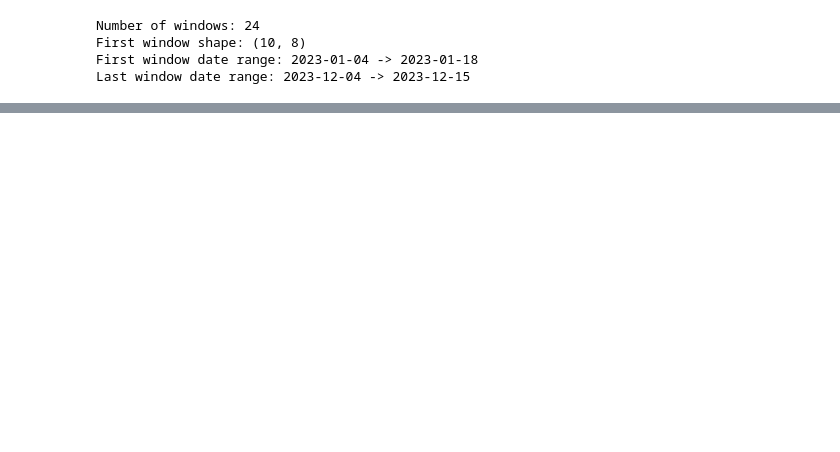
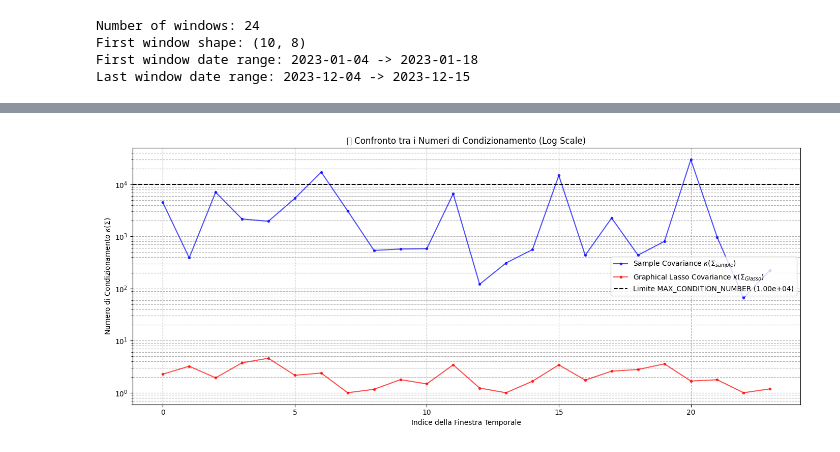
Before and after one commit to mavio9/Sparse-Graphical-Models-for-Mean-Variance-Portfolio-Optimization, a Jupyter notebook: Glasso_stability.ipynb, the cells around one changed output, grey strips where cells are left out. Saved outputs shown, nothing was run; the diff lists cells and outputs as text; code cells hidden in the pictures; blank space fills up the shorter version.

```diff
--- a/Glasso_stability.ipynb
+++ b/Glasso_stability.ipynb
@@ -116,6 +117,8 @@ Last window date range: 2023-12-04 -> 2023-12-15
 # %%
 # Cell 4: Covariance and precision estimation per window (sample and Glasso)
 # Adds a condition-number check before attempting to invert the sample covariance.
+
+MAX_CONDITION_NUMBER = 1e4  # threshold to consider a matrix "well-conditioned"
 
 
 def compute_cov_prec_for_window(window_returns, alpha):
@@ -160,24 +163,17 @@ def compute_cov_prec_for_window(window_returns, alpha):
     sample_prec = None
     is_well_conditioned = np.isfinite(cond_sample) and cond_sample < MAX_CONDITION_NUMBER
 
-    if is_well_conditioned:
-        # Reasonably conditioned → try standard inverse first
-        try:
-            sample_prec = np.linalg.inv(sample_cov)
-        except np.linalg.LinAlgError as e:
-            print(
-                "Warning: sample covariance appears well-conditioned "
-                f"(cond={cond_sample:.2e}) but inversion failed;\n"
-                f"  Details: {e}"
-            )
-            sample_prec = None
-    else:
-        # Poorly conditioned → do not attempt direct inverse, go straight to pseudo-inverse
+
+    try:
+        sample_prec = np.linalg.inv(sample_cov)
+    except np.linalg.LinAlgError as e:
         print(
-            "Warning: sample covariance is poorly conditioned in this window "
-            f"(cond={cond_sample:.2e}); using pseudo-inverse instead of direct inverse."
+            "Warning: sample covariance appears well-conditioned "
+            f"(cond={cond_sample:.2e}) but inversion failed;\n"
+            f"  Details: {e}"
         )
         sample_prec = None
+
 
     # --- LEDOIT–WOLF COVARIANCE FOR GLASSO INPUT ---
     # We use standardized data and assume it is centered.
@@ -190,24 +186,69 @@ def compute_cov_prec_for_window(window_returns, alpha):
 
     print(f"Sample Var. conditioning: {cond_sample}\n Glasso Var. conditioning: {cond_glasso}")
 
-    return sample_cov, sample_prec, glasso_cov, glasso_prec
+    return sample_cov, cond_sample, sample_prec, glasso_cov, cond_glasso, glasso_prec
 
 
 # Run estimation on all windows
 sample_covs = []
 sample_precs = []   # list of sample precision matrices (or None)
+cond_sample = []
 glasso_covs = []
 glasso_precs = []   # list of Glasso precision matrices
+cond_glasso = []
 
 for idx, win in enumerate(windows):
-    s_cov, s_prec, g_cov, g_prec = compute_cov_prec_for_window(win, ALPHA)
+    s_cov, s_cond, s_prec, g_cov, g_cond, g_prec = compute_cov_prec_for_window(win, ALPHA)
     sample_covs.append(s_cov)
+    cond_sample.append(s_cond)
     sample_precs.append(s_prec)
     glasso_covs.append(g_cov)
+    cond_glasso.append(g_cond)
     glasso_precs.append(g_prec)
 
 print("Covariance and precision matrices computed.")
 print("  number of windows:", len(sample_covs))
 if len(sample_covs) > 0:
     print("  covariance matrix shape:", sample_covs[0].shape)
+
+
+
+# --- 2. Funzione di Plotting e Analisi ---
+
+window_indices = np.arange(len(cond_sample))
+
+plt.figure(figsize=(14, 6))
+
+# Plot dei valori di condizionamento campionari
+plt.plot(window_indices, cond_sample, label='Sample Covariance $\\kappa(\\Sigma_{sample})$', marker='.', linestyle='-', color='blue', alpha=0.7)
+
+# Plot dei valori di condizionamento Glasso
+plt.plot(window_indices, cond_glasso, label='Graphical Lasso Covariance $\\kappa(\\Sigma_{Glasso})$', marker='.', linestyle='-', color='red', alpha=0.7)
+
+# Linea orizzontale per il limite di mal condizionamento
+plt.axhline(MAX_CONDITION_NUMBER, color='k', linestyle='--', label=f'Limite MAX_CONDITION_NUMBER ({MAX_CONDITION_NUMBER:.2e})')
+
+# Impostazioni del grafico
+plt.yscale('log') # Usa una scala logaritmica per vedere i grandi valori
+plt.title('📈 Confronto tra i Numeri di Condizionamento (Log Scale)')
+plt.xlabel('Indice della Finestra Temporale')
+plt.ylabel('Numero di Condizionamento $\\kappa(\\Sigma)$')
+plt.legend()
+plt.grid(True, which="both", ls="--")
+plt.tight_layout()
+plt.show()
+
+# --- 3. Analisi del Condizionamento ---
+
+# Controlla per i valori mal condizionati (condizionamento > Limite)
+num_windows = len(window_indices)
+num_sample_ill = np.sum(np.array(cond_sample) > MAX_CONDITION_NUMBER)
+num_glasso_ill = np.sum(np.array(cond_glasso) > MAX_CONDITION_NUMBER)
+
+print("\n--- Analisi Dettagliata del Condizionamento ---")
+print(f"Limite MAX_CONDITION_NUMBER utilizzato: {MAX_CONDITION_NUMBER:.2e}")
+print(f"Numero totale di finestre: {num_windows}")
+print("-" * 40)
+print(f"Finestre mal condizionate (Campione): {num_sample_ill} ({num_sample_ill / num_windows * 100:.2f}%)")
+print(f"Finestre mal condizionate (Glasso): {num_glasso_ill} ({num_glasso_ill / num_windows * 100:.2f}%)")
 # %% [output]
@@ -228,3 +269,4 @@ Sample Var. conditioning: 5375.161464280746
 Covariance and precision matrices computed.
   number of windows: 24
   covariance matrix shape: (8, 8)
+[figure, added]
```
Also changed, not shown: parts of 7 cells of this notebook.
